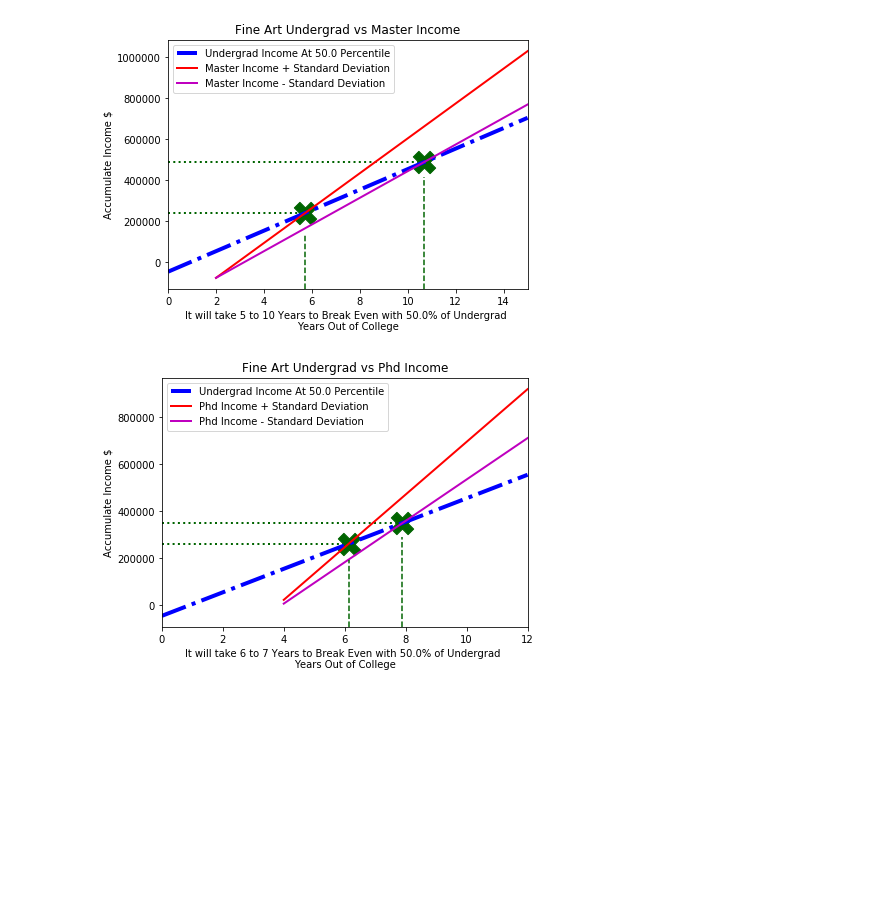
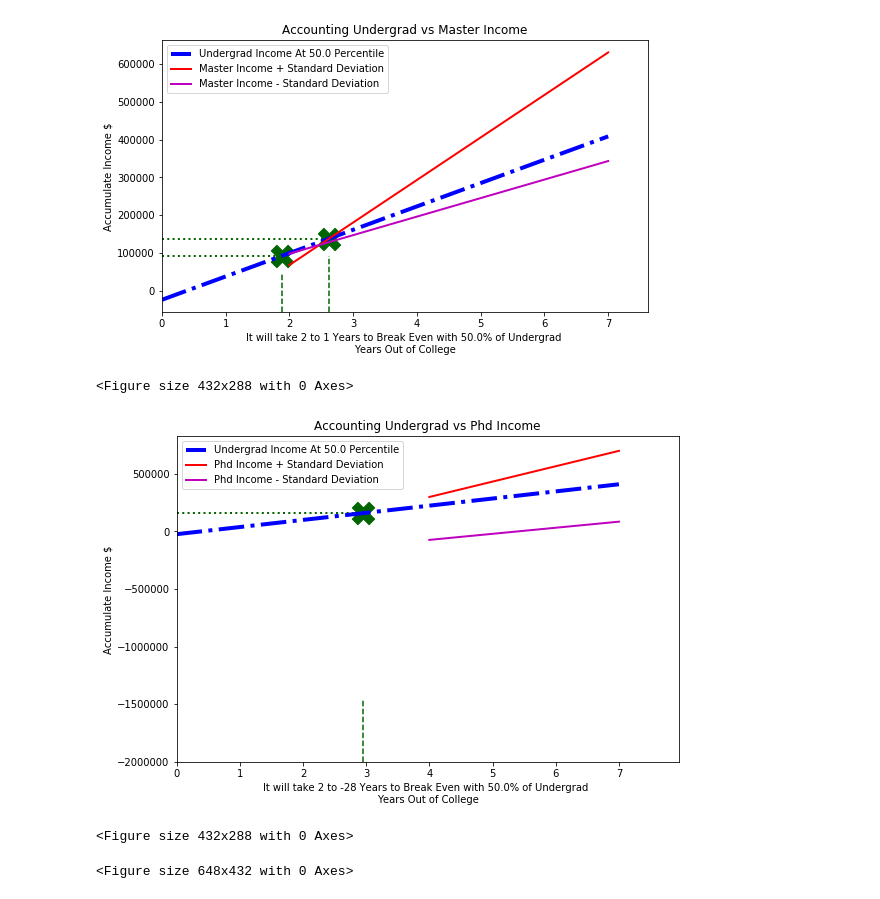
Before and after one commit to Romina-R/Group-Project-1, a Jupyter notebook: Master_Plotting.ipynb, the cells around one changed output. Drawn from its saved outputs; the diff is of its cells as text; code cells hidden in the pictures; blank space fills up the shorter version.

Commit message:
Added a y intercept function and uploaded custom plottings.

```diff
--- a/Master_Plotting.ipynb
+++ b/Master_Plotting.ipynb
@@ -3,4 +3,12 @@ import pandas as pd
 import matplotlib.pyplot as plt
 import numpy as np
 import scipy.stats as st
-from Plotting_Functions import intersection, plotline
+from Plotting_Functions import intersection, plotline,warningmessage
+from Generate_data_dict import generate_data_dict
+from rominafunction import romina
+from Find_Y_Inter import findyinter
+path="Resources/US_Data.csv"
+tuition=[0, -24116, 2, -59116, 4, -24116]
+# %%
+dictdata=generate_data_dict(path)
+majornames,incomes=romina(dictdata)
@@ -6,0 +35,14 @@ from Plotting_Functions import intersection, plotline
+# %%
+i=0
+major=majornames[i]
+income=incomes[i]
+intercept=findyinter(income, tuition)
+plotline(income,intercept,major, .5)
+# filename1=f'{major}_Income_1'
+# filename2=f'{major}_Income_2'
+# %% [output]
+[figure, added]
+<Figure size 432x288 with 0 Axes>
+[figure, added]
+<Figure size 432x288 with 0 Axes>
+<Figure size 648x432 with 0 Axes>
@@ -11,5 +59,0 @@ madeuplegend='Fine Art'
-# %%
-plotline(madeupslope,madeupintercept,madeuplegend, .50)
-# %% [output]
-[figure, removed]
-[figure, removed]
```
Also changed, not shown: parts of 3 cells of this notebook, 54 other files.
